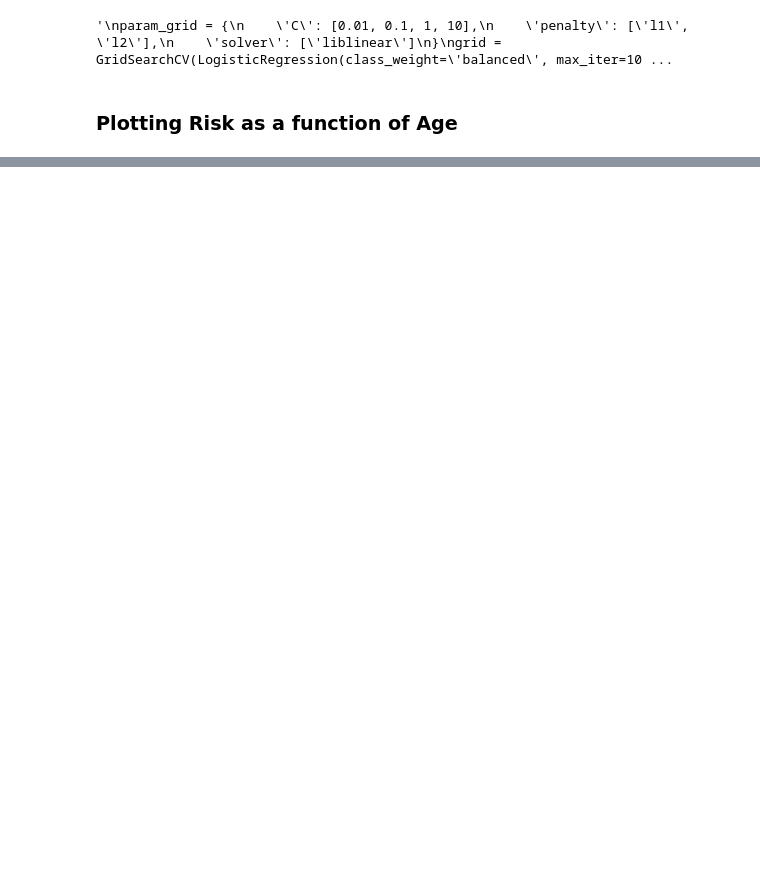
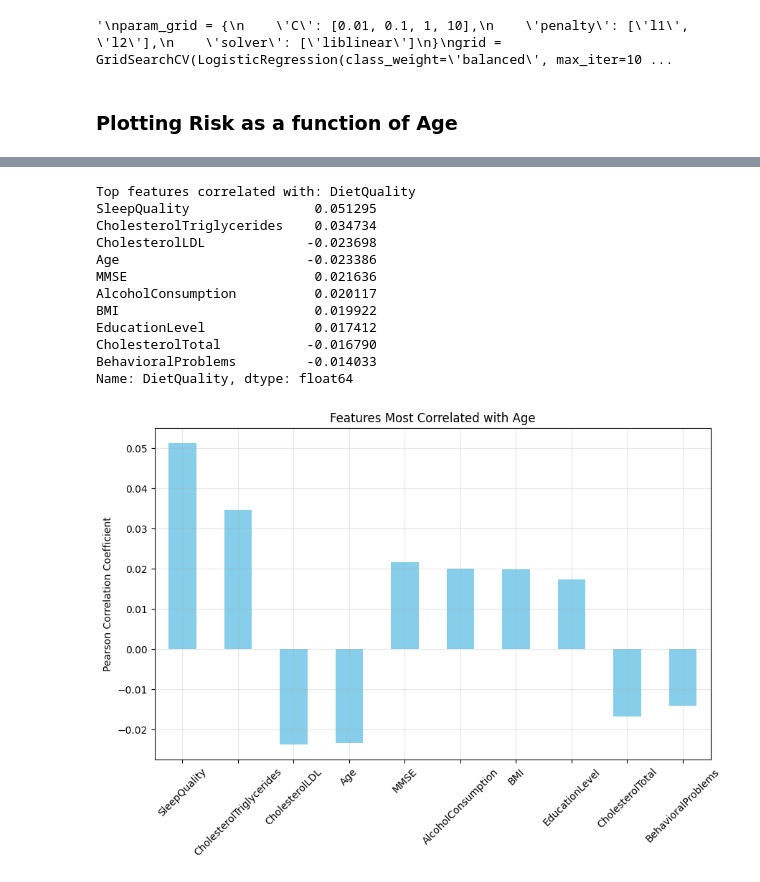
Before and after one commit to Spakshots/NeuroCurve, a Jupyter notebook: NeuroPy/patientProcessing.ipynb, the cells around one changed output, grey strips where cells are left out. Cells and saved outputs as stored; diff of their text form; code cells hidden in the pictures; blank space fills up the shorter version.

```diff
--- a/NeuroPy/patientProcessing.ipynb
+++ b/NeuroPy/patientProcessing.ipynb
@@ -347,0 +376,40 @@ patient_ageRisk = generate_ageRisk(sample_df)
+# %%
+def get_top_spearman_correlations(df, target_feature, n=10):
+    """
+    Returns the top n features with strongest monotonic relationships.
+    """
+    corr = df.corr(method='spearman')[target_feature]
+    corr = corr.drop(target_feature, errors='ignore')
+    top_corr = corr.abs().sort_values(ascending=False).head(n)
+    return corr[top_corr.index]
+
+# For your Alzheimer's dataset
+top_correlations = get_top_correlations(X, 'BMI')
+top_correlations = get_top_correlations(X, 'Alcohol Consumption')
+top_correlations = get_top_correlations(X, 'Physical Activity')
+top_correlations = get_top_correlations(X, 'DietQuality')
+top_correlations = get_top_correlations(X, 'SleepQuality')
+print(top_correlations)
+
+# Visualize the correlations
+plt.figure(figsize=(10, 6))
+top_correlations.plot(kind='bar', color='skyblue')
+plt.title(f"Features Most Correlated with Age")
+plt.ylabel("Pearson Correlation Coefficient")
+plt.xticks(rotation=45)
+plt.grid(True, alpha=0.3)
+plt.show()
+# %% [output]
+Top features correlated with: DietQuality
+SleepQuality                0.051295
+CholesterolTriglycerides    0.034734
+CholesterolLDL             -0.023698
+Age                        -0.023386
+MMSE                        0.021636
+AlcoholConsumption          0.020117
+BMI                         0.019922
+EducationLevel              0.017412
+CholesterolTotal           -0.016790
+BehavioralProblems         -0.014033
+Name: DietQuality, dtype: float64
+[figure, added]
```
Also changed, not shown: parts of 20 cells of this notebook, 1 other file.
